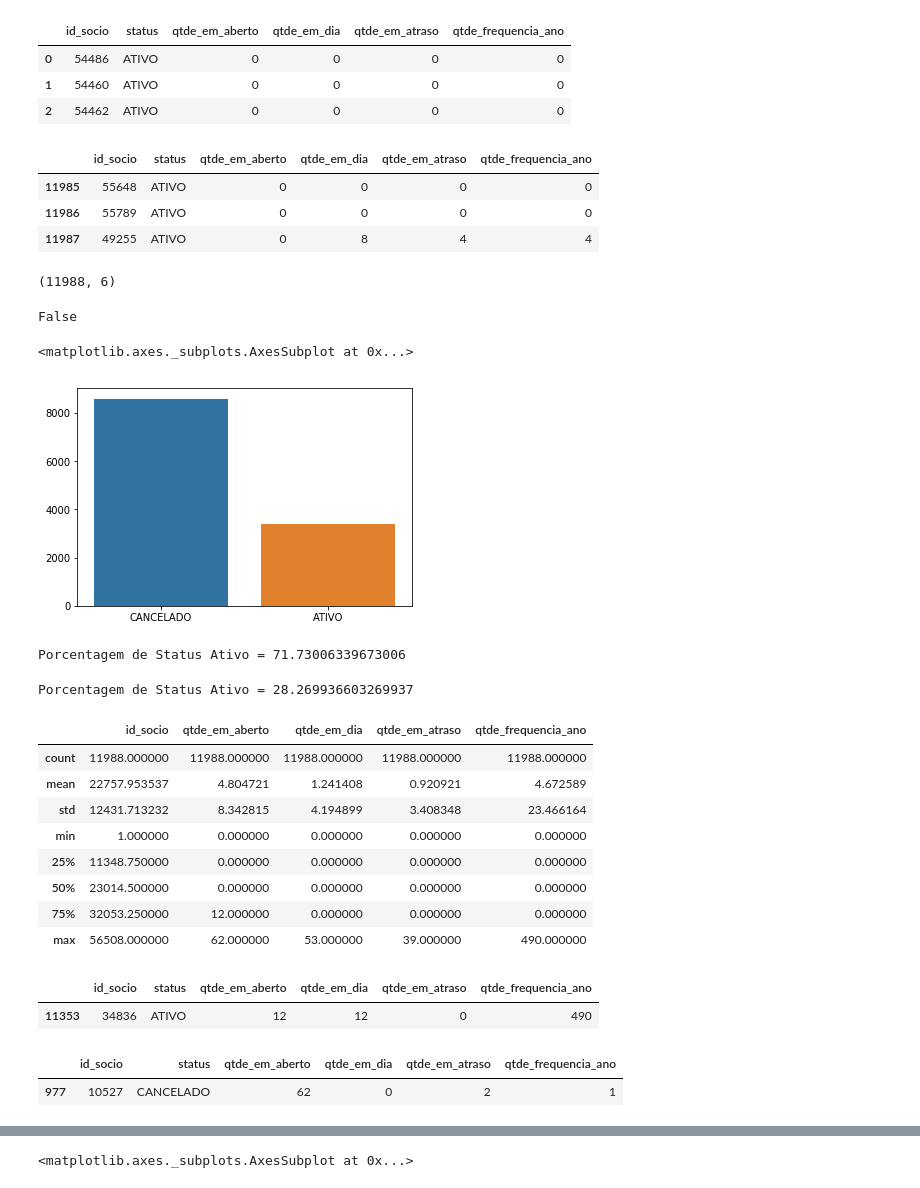
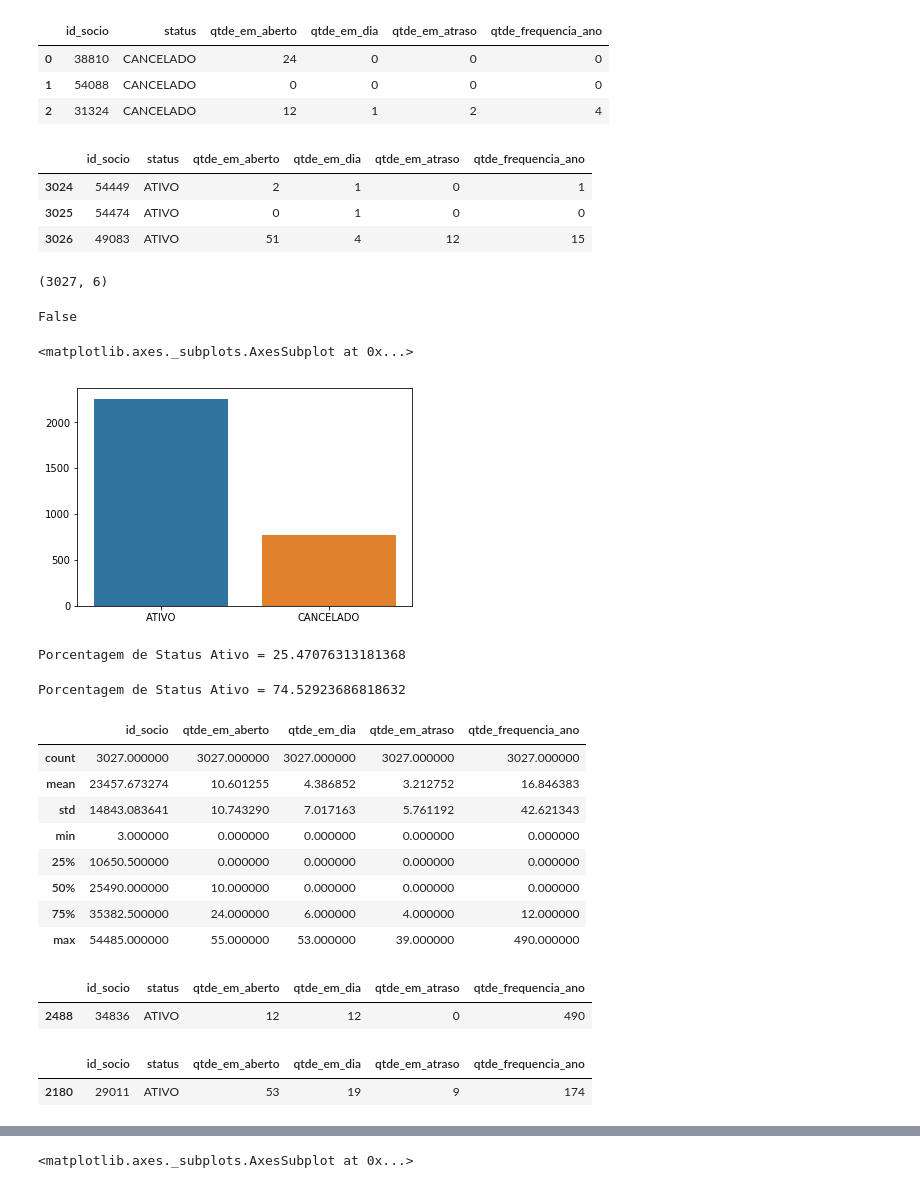
Before and after one commit to UesleiJf/projeto-preditivo, a Jupyter notebook: Churn_Rate.ipynb, the cells around one changed output, grey strips where cells are left out. Saved outputs shown, nothing was run; the diff lists cells and outputs as text; code cells hidden in the pictures.

```diff
--- a/Churn_Rate.ipynb
+++ b/Churn_Rate.ipynb
@@ -27,28 +27,28 @@ import warnings
 warnings.filterwarnings('ignore')
 # %%
 # importando o dataset
-df = pd.read_csv('dataset/data-set-clube-new.csv', sep=';')
+df = pd.read_csv('dataset/data-set-clube-new-v2.csv', sep=';')
 # %%
 # checando as 3 primeiras linhas do dataset
 df.head(3)
 # %% [output]
 |  | id_socio | status | qtde_em_aberto | qtde_em_dia | qtde_em_atraso | qtde_frequencia_ano |
-| 0 | 54486 | ATIVO | 0 | 0 | 0 | 0 |
-| 1 | 54460 | ATIVO | 0 | 0 | 0 | 0 |
-| 2 | 54462 | ATIVO | 0 | 0 | 0 | 0 |
+| 0 | 38810 | CANCELADO | 24 | 0 | 0 | 0 |
+| 1 | 54088 | CANCELADO | 0 | 0 | 0 | 0 |
+| 2 | 31324 | CANCELADO | 12 | 1 | 2 | 4 |
 # %%
 # checando as 3 últimas linhas do dataset
 df.tail(3)
 # %% [output]
 |  | id_socio | status | qtde_em_aberto | qtde_em_dia | qtde_em_atraso | qtde_frequencia_ano |
-| 11985 | 55648 | ATIVO | 0 | 0 | 0 | 0 |
-| 11986 | 55789 | ATIVO | 0 | 0 | 0 | 0 |
-| 11987 | 49255 | ATIVO | 0 | 8 | 4 | 4 |
+| 3024 | 54449 | ATIVO | 2 | 1 | 0 | 1 |
+| 3025 | 54474 | ATIVO | 0 | 1 | 0 | 0 |
+| 3026 | 49083 | ATIVO | 51 | 4 | 12 | 15 |
 # %%
 # quantidade de linhas e colunas do dataset
 print(df.shape)
 # %% [output]
-(11988, 6)
+(3027, 6)
 # %%
 # conferindo se existe valor nulo no dataset
 df.isnull().values.any()
@@ -59,20 +59,20 @@ status = df["status"].value_counts()
 sns.barplot(status.index, status.values)
 # %% [output]
 <matplotlib.axes._subplots.AxesSubplot at 0x...>
-[figure, old version]
+[figure, new version]
 # %%
 # Após a analise do gráfico acima, podemos ver que a maioria do dataset tem o "status" cancelado e ...
 
 status_ativo = df["status"][df["status"] == "CANCELADO"]
 print("Porcentagem de Status Ativo = "+str((status_ativo.shape[0] / df["status"].shape[0]) * 100))
 # %% [output]
-Porcentagem de Status Ativo = 71.73006339673006
+Porcentagem de Status Ativo = 25.47076313181368
 # %%
 # ... a minoria está com status ATIVO
 status_ativo = df["status"][df["status"] == "ATIVO"]
 print("Porcentagem de Status Ativo = "+str((status_ativo.shape[0] / df["status"].shape[0]) * 100))
 # %% [output]
-Porcentagem de Status Ativo = 28.269936603269937
+Porcentagem de Status Ativo = 74.52923686818632
 # %%
 # describe dataset
 
@@ -85,14 +85,14 @@ Porcentagem de Status Ativo = 28.269936603269937
 df.describe()
 # %% [output]
 |  | id_socio | qtde_em_aberto | qtde_em_dia | qtde_em_atraso | qtde_frequencia_ano |
-| count | 11988.000000 | 11988.000000 | 11988.000000 | 11988.000000 | 11988.000000 |
-| mean | 22757.953537 | 4.804721 | 1.241408 | 0.920921 | 4.672589 |
-| std | 12431.713232 | 8.342815 | 4.194899 | 3.408348 | 23.466164 |
-| min | 1.000000 | 0.000000 | 0.000000 | 0.000000 | 0.000000 |
-| 25% | 11348.750000 | 0.000000 | 0.000000 | 0.000000 | 0.000000 |
-| 50% | 23014.500000 | 0.000000 | 0.000000 | 0.000000 | 0.000000 |
-| 75% | 32053.250000 | 12.000000 | 0.000000 | 0.000000 | 0.000000 |
-| max | 56508.000000 | 62.000000 | 53.000000 | 39.000000 | 490.000000 |
+| count | 3027.000000 | 3027.000000 | 3027.000000 | 3027.000000 | 3027.000000 |
+| mean | 23457.673274 | 10.601255 | 4.386852 | 3.212752 | 16.846383 |
+| std | 14843.083641 | 10.743290 | 7.017163 | 5.761192 | 42.621343 |
+| min | 3.000000 | 0.000000 | 0.000000 | 0.000000 | 0.000000 |
+| 25% | 10650.500000 | 0.000000 | 0.000000 | 0.000000 | 0.000000 |
+| 50% | 25490.000000 | 10.000000 | 0.000000 | 0.000000 | 0.000000 |
+| 75% | 35382.500000 | 24.000000 | 6.000000 | 4.000000 | 12.000000 |
+| max | 54485.000000 | 55.000000 | 53.000000 | 39.000000 | 490.000000 |
 # %%
 # Checando alguns resultados do describe
 maximo = df['qtde_frequencia_ano'] == 490
@@ -100,15 +100,15 @@ maximo = df[maximo]
 maximo
 # %% [output]
 |  | id_socio | status | qtde_em_aberto | qtde_em_dia | qtde_em_atraso | qtde_frequencia_ano |
-| 11353 | 34836 | ATIVO | 12 | 12 | 0 | 490 |
+| 2488 | 34836 | ATIVO | 12 | 12 | 0 | 490 |
 # %%
 # Checando alguns resultados do describe
-maximo = df['qtde_em_aberto'] == 62
+maximo = df['qtde_em_aberto'] == 53
 maximo = df[maximo]
 maximo
 # %% [output]
 |  | id_socio | status | qtde_em_aberto | qtde_em_dia | qtde_em_atraso | qtde_frequencia_ano |
-| 977 | 10527 | CANCELADO | 62 | 0 | 2 | 1 |
+| 2180 | 29011 | ATIVO | 53 | 19 | 9 | 174 |
 # %%
 # Relação das variáveis status e parcelas em aberto
 # Podemos analisar que a maior parte dos cancelamentos não tinham parcelas em aberto.
```
Also changed, not shown: parts of 16 cells of this notebook, 1 other file.
